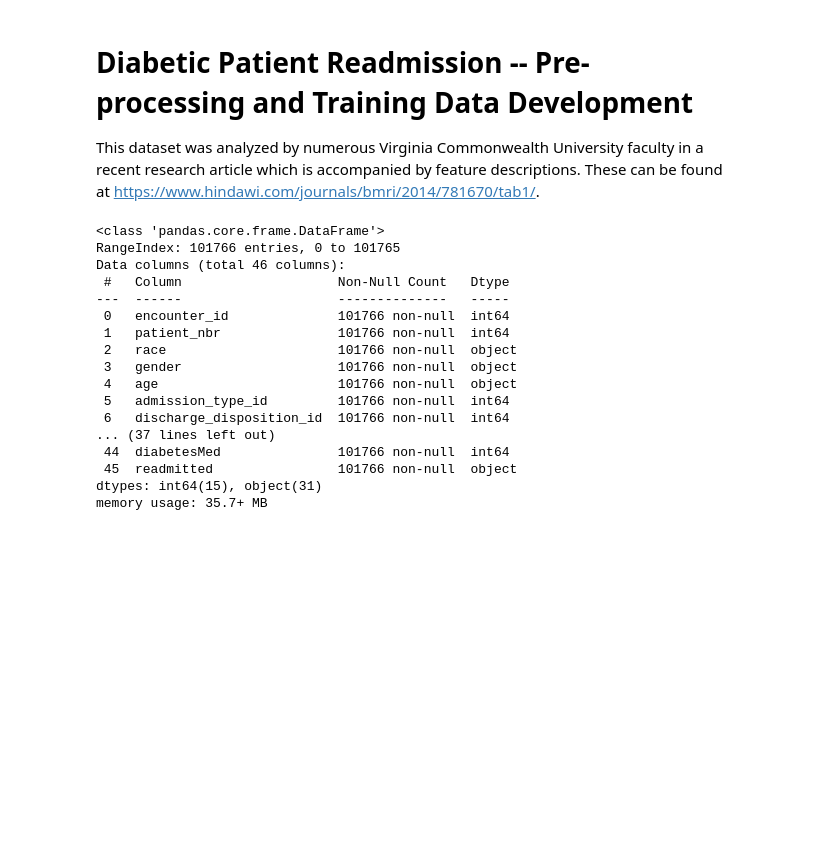
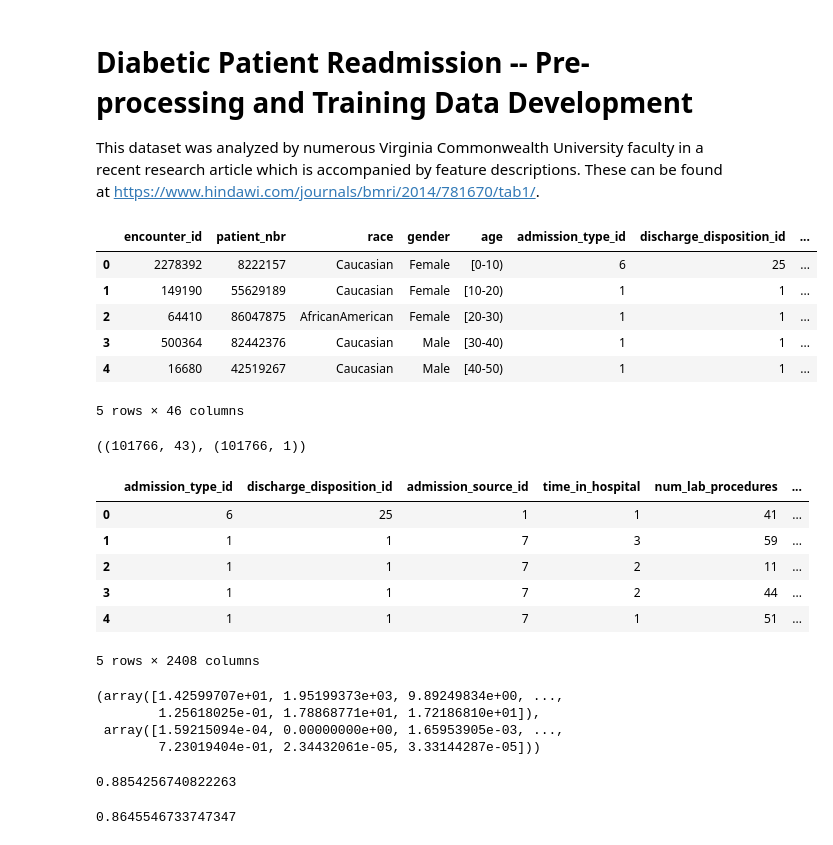
Before and after one commit to kstoudt/Springboard, a Jupyter notebook: Capstone Two/Diabetic Patient Readmission - Pre-processing and Training Data Development.ipynb, the cells around one changed output. Cells and saved outputs as stored; diff of their text form; code cells hidden in the pictures; blank space fills up the shorter version.

```diff
--- a/Capstone Two/Diabetic Patient Readmission - Pre-processing and Training Data Development.ipynb
+++ b/Capstone Two/Diabetic Patient Readmission - Pre-processing and Training Data Development.ipynb
@@ -22,21 +28,11 @@ warnings.simplefilter(action='ignore', category=UserWarning)
 # %%
 df1 = pd.read_csv('clean_data2.csv')
-df1.info()
+df1.head()
 # %% [output]
+|  | encounter_id | patient_nbr | race | gender | age | admission_type_id | discharge_disposition_id | ... |
+| 0 | 2278392 | 8222157 | Caucasian | Female | [0-10) | 6 | 25 | ... |
+| 1 | 149190 | 55629189 | Caucasian | Female | [10-20) | 1 | 1 | ... |
+| 2 | 64410 | 86047875 | AfricanAmerican | Female | [20-30) | 1 | 1 | ... |
+| 3 | 500364 | 82442376 | Caucasian | Male | [30-40) | 1 | 1 | ... |
+| 4 | 16680 | 42519267 | Caucasian | Male | [40-50) | 1 | 1 | ... |
-<class 'pandas.core.frame.DataFrame'>
-RangeIndex: 101766 entries, 0 to 101765
-Data columns (total 46 columns):
- #   Column                    Non-Null Count   Dtype
----  ------                    --------------   -----
- 0   encounter_id              101766 non-null  int64
- 1   patient_nbr               101766 non-null  int64
- 2   race                      101766 non-null  object
- 3   gender                    101766 non-null  object
- 4   age                       101766 non-null  object
- 5   admission_type_id         101766 non-null  int64
- 6   discharge_disposition_id  101766 non-null  int64
-... (37 lines left out)
- 44  diabetesMed               101766 non-null  int64
- 45  readmitted                101766 non-null  object
-dtypes: int64(15), object(31)
-memory usage: 35.7+ MB
+5 rows × 46 columns
@@ -42,0 +41,25 @@ memory usage: 35.7+ MB
+# %%
+X = df1.drop(columns=['readmitted'])
+y = df1[['readmitted']]
+X.shape, y.shape
+# %% [output]
+((101766, 43), (101766, 1))
+# %%
+X = pd.get_dummies(X, drop_first=True)
+X.head()
+# %% [output]
+|  | admission_type_id | discharge_disposition_id | admission_source_id | time_in_hospital | num_lab_procedures | ... |
+| 0 | 6 | 25 | 1 | 1 | 41 | ... |
+| 1 | 1 | 1 | 7 | 3 | 59 | ... |
+| 2 | 1 | 1 | 7 | 2 | 11 | ... |
+| 3 | 1 | 1 | 7 | 2 | 44 | ... |
+| 4 | 1 | 1 | 7 | 1 | 51 | ... |
+5 rows × 2408 columns
+# %%
+chi_sq = chi2(X, y)
+chi_sq
+# %% [output]
+(array([1.42599707e+01, 1.95199373e+03, 9.89249834e+00, ...,
+        1.25618025e-01, 1.78868771e+01, 1.72186810e+01]),
+ array([1.59215094e-04, 0.00000000e+00, 1.65953905e-03, ...,
+        7.23019404e-01, 2.34432061e-05, 3.33144287e-05]))
@@ -42,0 +72,12 @@ memory usage: 35.7+ MB
+# %%
+logreg = LogisticRegression()     #Default C=1.0
+logreg.fit(X_train, y_train)
+print(accuracy_score(logreg.predict(X_test), y_test))
+# %% [output]
+0.8854256740822263
+# %%
+knn3 = KNeighborsClassifier(n_neighbors=3)
+knn3.fit(X_train, y_train)
+print(accuracy_score(knn3.predict(X_test), y_test))
+# %% [output]
+0.8645546733747347
```
Also changed, not shown: parts of 10 cells of this notebook, 5 other files.
